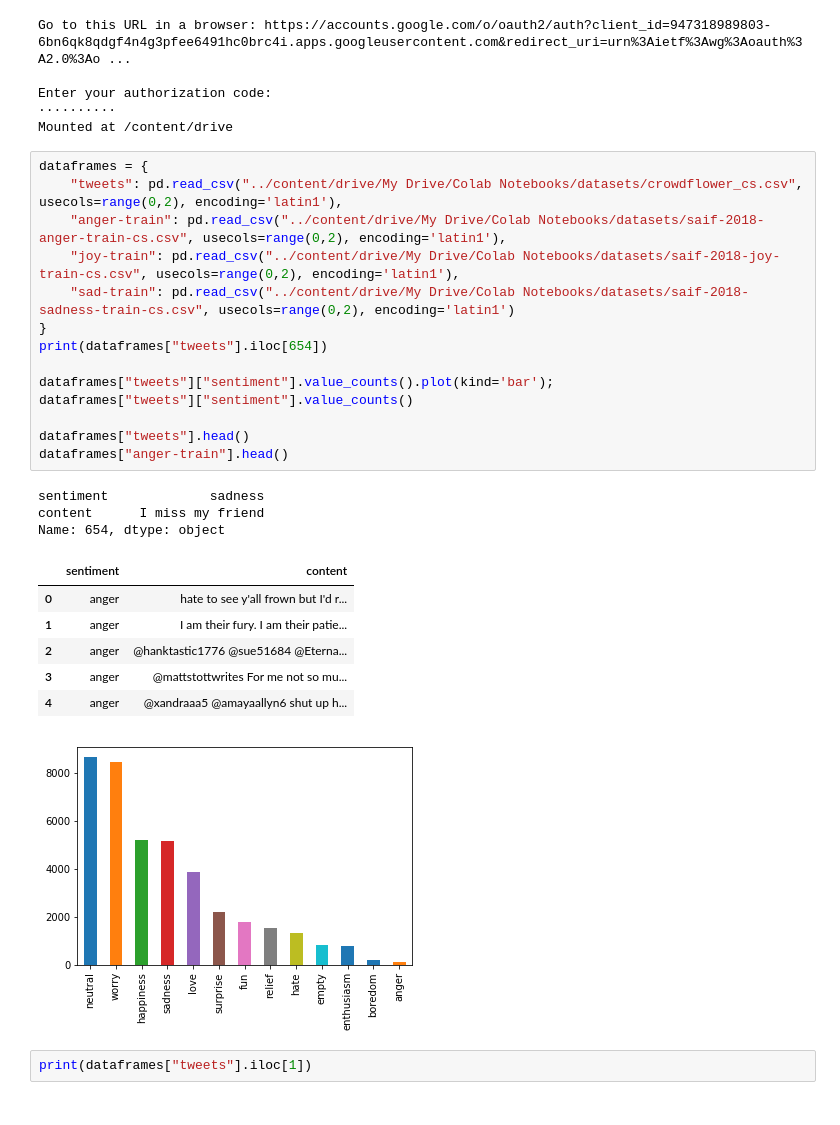
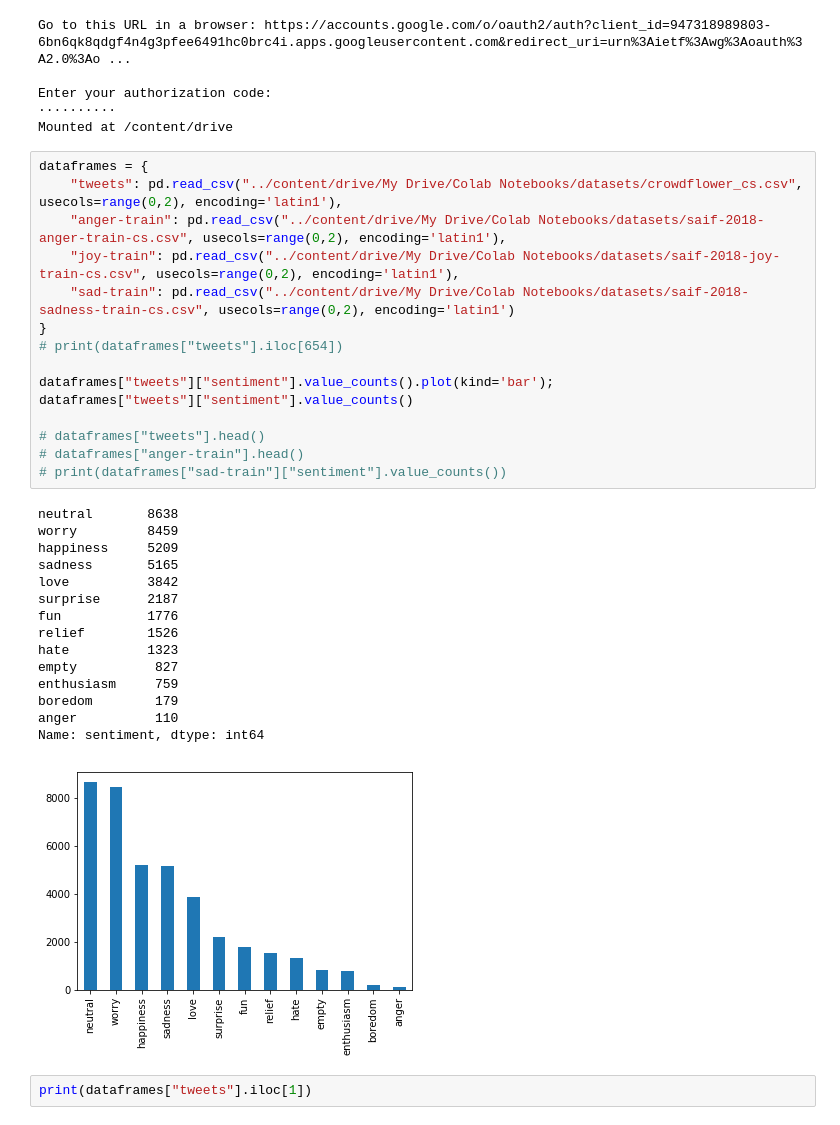
Before and after one commit to jeesupkim/FYP2019, a Jupyter notebook: textML/pre_train.ipynb, the cells around one changed output. Drawn from its saved outputs; the diff is of its cells as text.

```diff
--- a/textML/pre_train.ipynb
+++ b/textML/pre_train.ipynb
@@ -51,28 +52,34 @@ Mounted at /content/drive
 # %%
 dataframes = {
     "tweets": pd.read_csv("../content/drive/My Drive/Colab Notebooks/datasets/crowdflower_cs.csv", usecols=range(0,2), encoding='latin1'),
     "anger-train": pd.read_csv("../content/drive/My Drive/Colab Notebooks/datasets/saif-2018-anger-train-cs.csv", usecols=range(0,2), encoding='latin1'),
     "joy-train": pd.read_csv("../content/drive/My Drive/Colab Notebooks/datasets/saif-2018-joy-train-cs.csv", usecols=range(0,2), encoding='latin1'),
     "sad-train": pd.read_csv("../content/drive/My Drive/Colab Notebooks/datasets/saif-2018-sadness-train-cs.csv", usecols=range(0,2), encoding='latin1')
 }
-print(dataframes["tweets"].iloc[654])
+# print(dataframes["tweets"].iloc[654])
 
 dataframes["tweets"]["sentiment"].value_counts().plot(kind='bar');
 dataframes["tweets"]["sentiment"].value_counts()
 
-dataframes["tweets"].head()
-dataframes["anger-train"].head()
+# dataframes["tweets"].head()
+# dataframes["anger-train"].head()
+# print(dataframes["sad-train"]["sentiment"].value_counts())
 # %% [output]
-sentiment             sadness
-content      I miss my friend
-Name: 654, dtype: object
+neutral       8638
+worry         8459
+happiness     5209
+sadness       5165
+love          3842
+surprise      2187
+fun           1776
+relief        1526
+hate          1323
+empty          827
+enthusiasm     759
+boredom        179
+anger          110
+Name: sentiment, dtype: int64
-|  | sentiment | content |
-| 0 | anger | hate to see y'all frown but I'd r... |
-| 1 | anger | I am their fury. I am their patie... |
-| 2 | anger | @hanktastic1776 @sue51684 @Eterna... |
-| 3 | anger | @mattstottwrites For me not so mu... |
-| 4 | anger | @xandraaa5 @amayaallyn6 shut up h... |
-[figure, old version]
+[figure, new version]
 # %%
 print(dataframes["tweets"].iloc[1])
 # %% [output]
```
Also changed, not shown: parts of 15 cells of this notebook, 9 other files.
